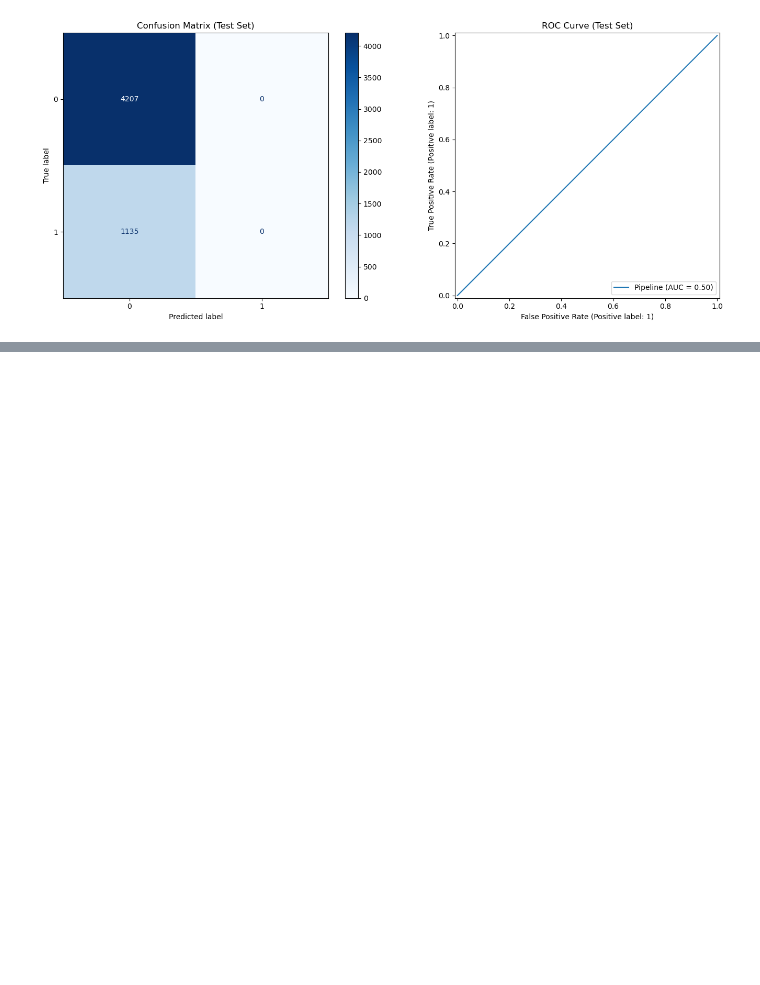
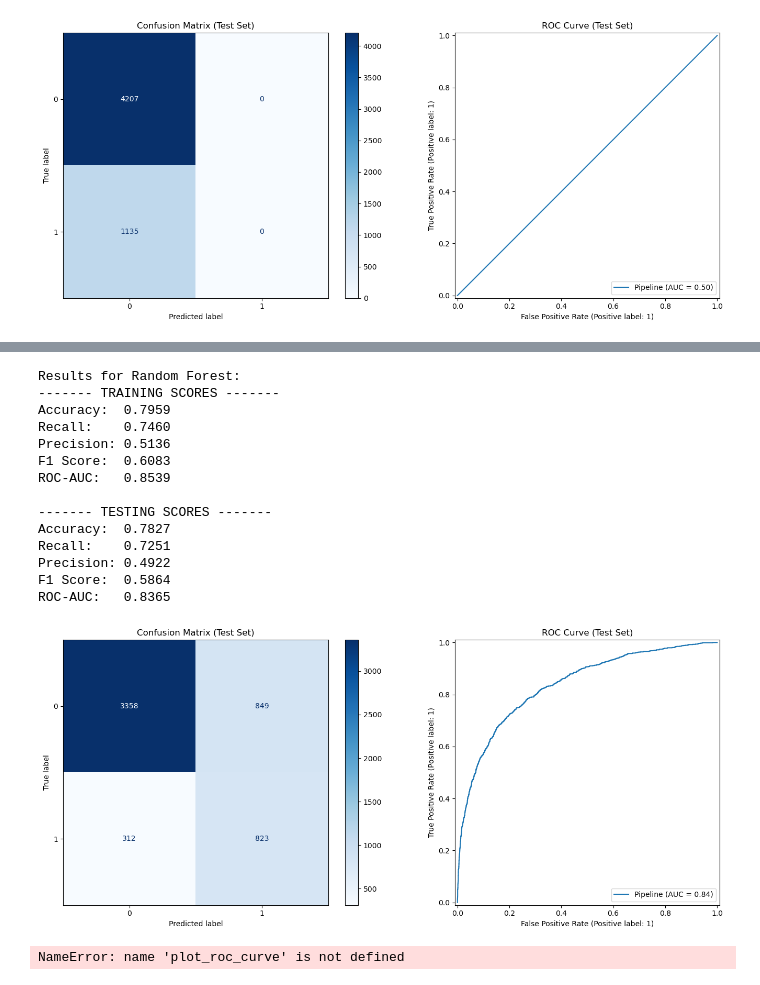
Before and after one commit to jaime8793/Phase_3_Project_DSA, a Jupyter notebook: H1N1_Vaccines.ipynb, the cells around one changed output, grey strips where cells are left out. Saved outputs shown, nothing was run; the diff lists cells and outputs as text; code cells hidden in the pictures; blank space fills up the shorter version.

```diff
--- a/H1N1_Vaccines.ipynb
+++ b/H1N1_Vaccines.ipynb
@@ -517,0 +584,10 @@ ROC-AUC:   0.5000
+# %%
+# The RandomForestClassifier is configured to pass through the pipeline
+rfc = Pipeline(steps=[
+    ('preprocessor', preprocessor),
+    ('classifier', RandomForestClassifier(class_weight= 'balanced', max_depth= 5, min_samples_leaf= 1,
+                                          n_estimators= 200, random_state=42))
+])
+# %%
+# The random forest model is fitted to the training data
+rfc.fit(X_train, y_train)
@@ -517,0 +612,24 @@ ROC-AUC:   0.5000
+# %%
+# Evaluate the Random Forest model on training and testing sets
+print("Results for Random Forest:")
+evaluate(rfc, X_train, X_test, y_train, y_test)
+
+# Plot the ROC-AUC curve for the Random Forest model
+plot_roc_curve(rfc, X_test, y_test, name='Random Forest')
+# %% [output]
+Results for Random Forest:
+------- TRAINING SCORES -------
+Accuracy:  0.7959
+Recall:    0.7460
+Precision: 0.5136
+F1 Score:  0.6083
+ROC-AUC:   0.8539
+
+------- TESTING SCORES -------
+Accuracy:  0.7827
+Recall:    0.7251
+Precision: 0.4922
+F1 Score:  0.5864
+ROC-AUC:   0.8365
+[figure, added]
+NameError: name 'plot_roc_curve' is not defined
```
Also changed, not shown: parts of 22 cells of this notebook.
